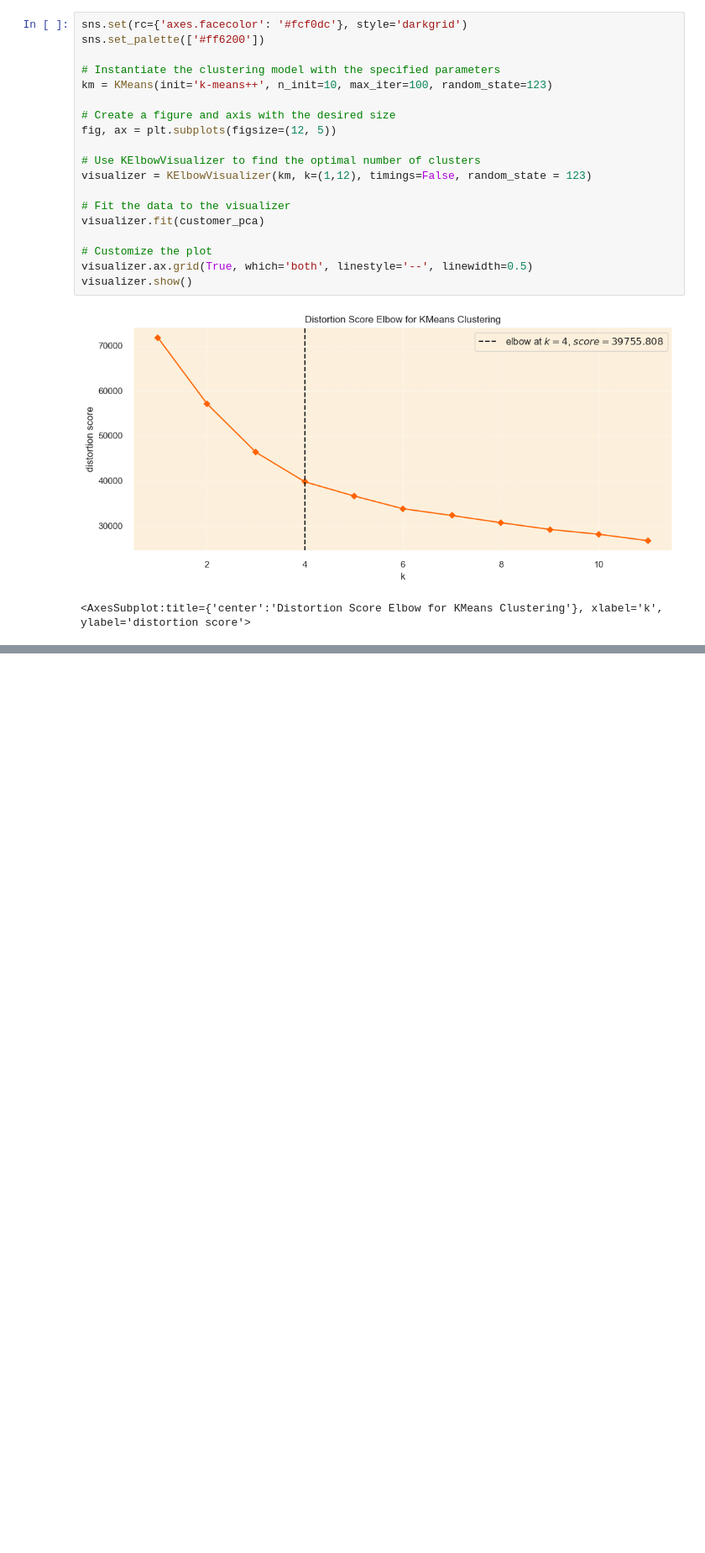
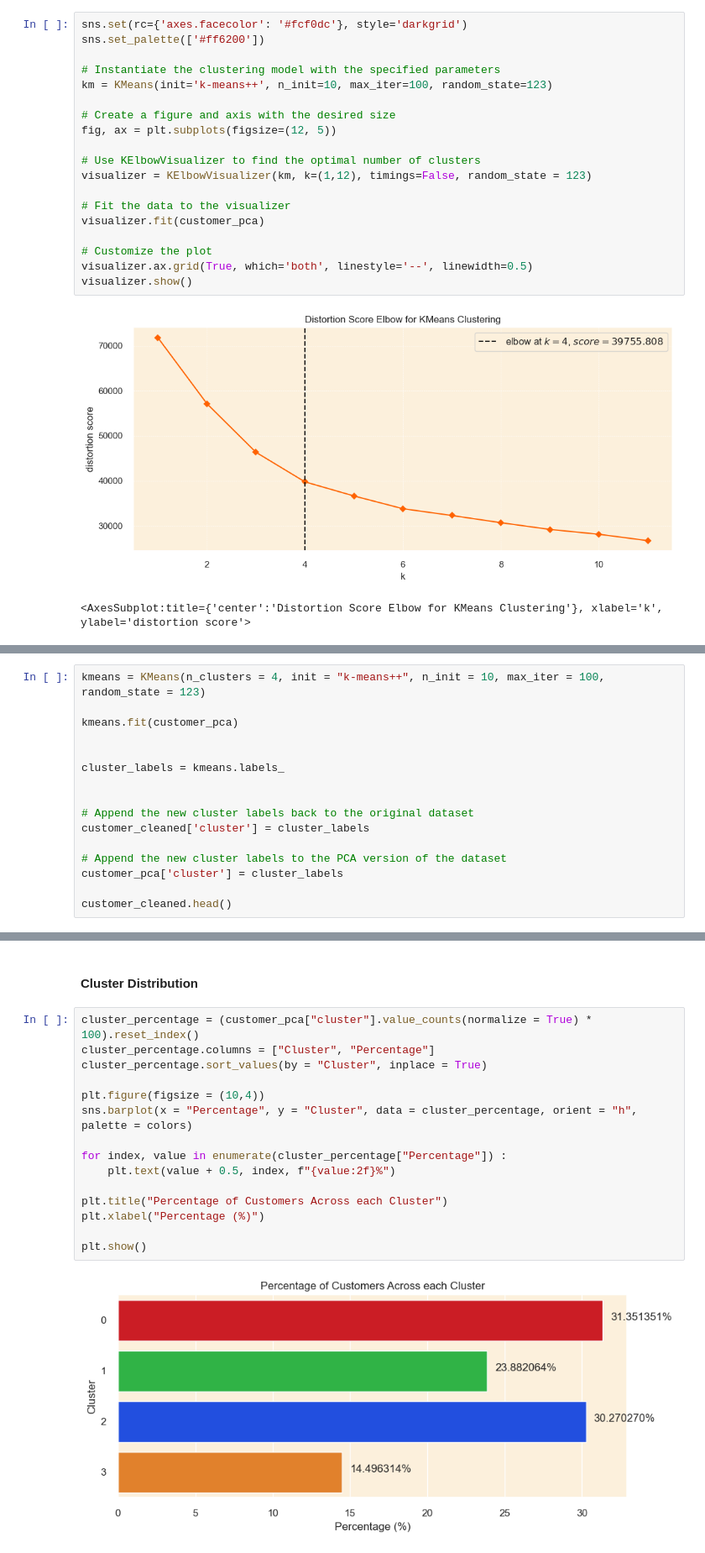
Before and after one commit to Andrew-Andrew0302/Customer_Segmentation, a Jupyter notebook: Customer_Segmentation.ipynb, the cells around one changed output, grey strips where cells are left out. Shown at 84% size. Saved outputs shown, nothing was run; the diff lists cells and outputs as text; blank space fills up the shorter version.

Commit message:
Ran K-means Algorithm, visualizations for clusters

```diff
--- a/Customer_Segmentation.ipynb
+++ b/Customer_Segmentation.ipynb
@@ -814,0 +816,16 @@ We can see now that the the optimal k value for out K-means Clustering Algorithm
+# %%
+kmeans = KMeans(n_clusters = 4, init = "k-means++", n_init = 10, max_iter = 100, random_state = 123)
+
+kmeans.fit(customer_pca)
+
+
+cluster_labels = kmeans.labels_
+
+
+# Append the new cluster labels back to the original dataset
+customer_cleaned['cluster'] = cluster_labels
+
+# Append the new cluster labels to the PCA version of the dataset
+customer_pca['cluster'] = cluster_labels
+
+customer_cleaned.head()
@@ -814,0 +880,19 @@ We can see now that the the optimal k value for out K-means Clustering Algorithm
+# %% [markdown]
+#### Cluster Distribution
+# %%
+cluster_percentage = (customer_pca["cluster"].value_counts(normalize = True) * 100).reset_index()
+cluster_percentage.columns = ["Cluster", "Percentage"]
+cluster_percentage.sort_values(by = "Cluster", inplace = True)
+
+plt.figure(figsize = (10,4))
+sns.barplot(x = "Percentage", y = "Cluster", data = cluster_percentage, orient = "h", palette = colors)
+
+for index, value in enumerate(cluster_percentage["Percentage"]) :
+    plt.text(value + 0.5, index, f"{value:2f}%")
+
+plt.title("Percentage of Customers Across each Cluster")
+plt.xlabel("Percentage (%)")
+
+plt.show()
+# %% [output]
+[figure, added]
```
Also changed, not shown: parts of 6 cells of this notebook.
